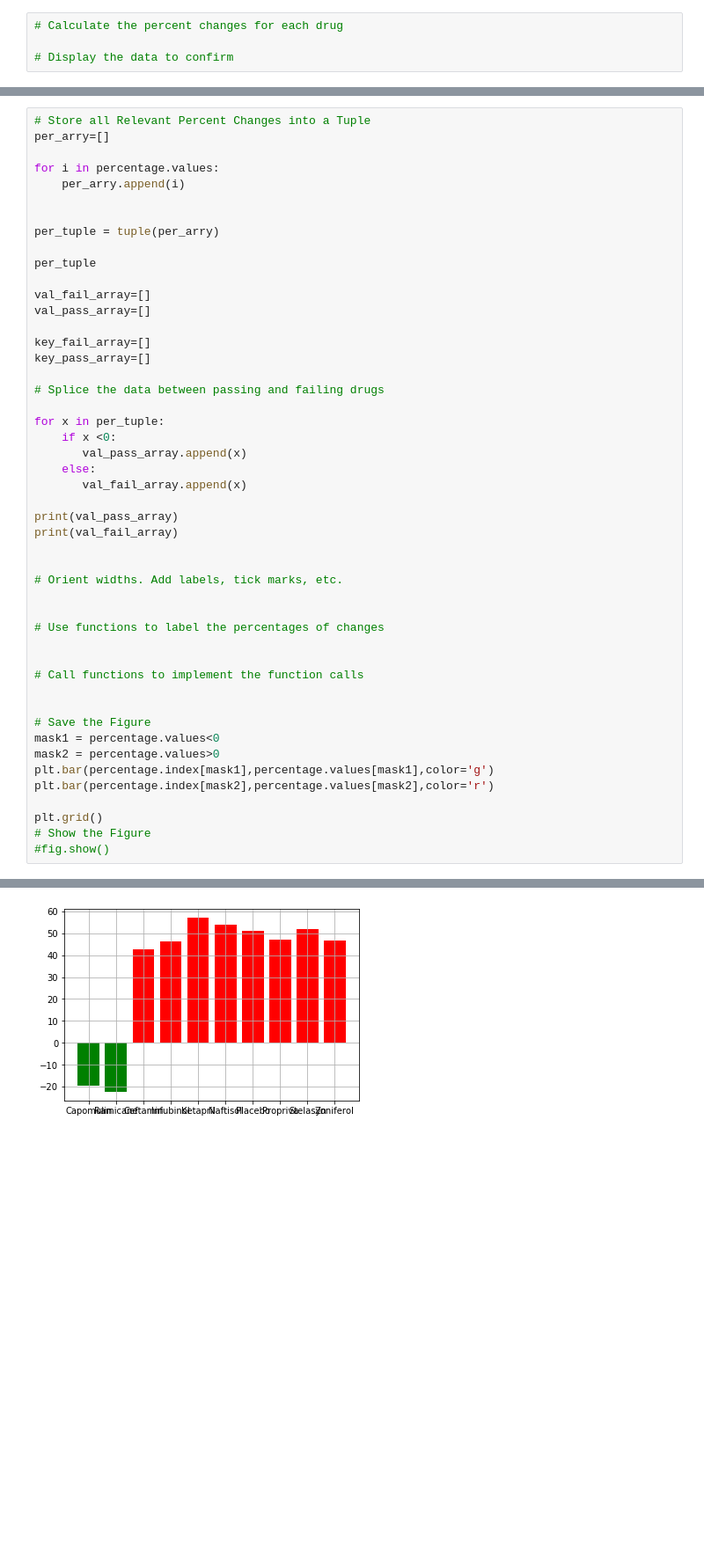
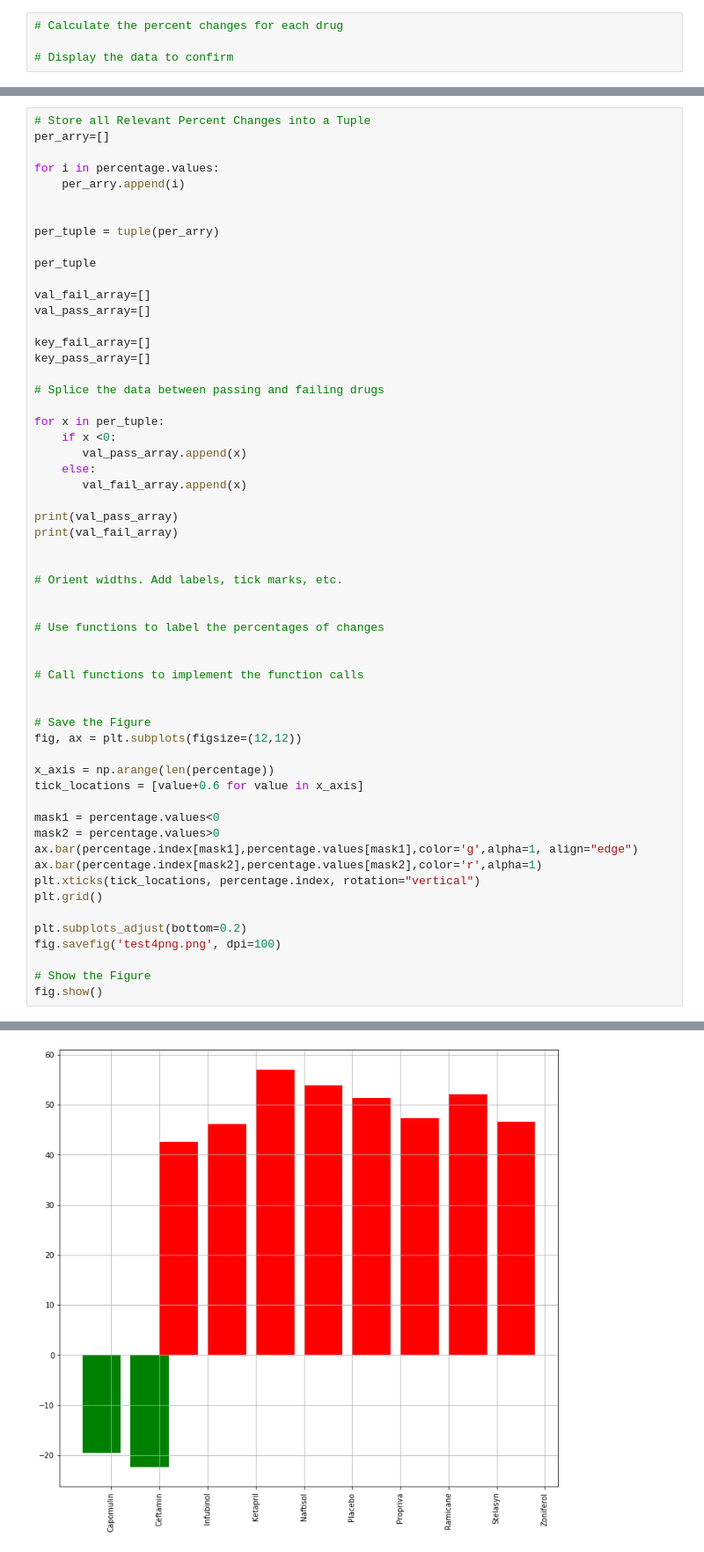
Before and after one commit to maheshdivan/matplotlib-challenge, a Jupyter notebook: Pymaceuticals/pymaceuticals_starter.ipynb, the cells around one changed output, grey strips where cells are left out. Shown: that part at 88% size. Drawn from its saved outputs; the diff is of its cells as text; blank space fills up the shorter version.

```diff
--- a/Pymaceuticals/pymaceuticals_starter.ipynb
+++ b/Pymaceuticals/pymaceuticals_starter.ipynb
@@ -464,37 +450,46 @@ key_pass_array=[]
 
 # Splice the data between passing and failing drugs
 
 for x in per_tuple:
     if x <0:
        val_pass_array.append(x)
     else:
        val_fail_array.append(x)
 
 print(val_pass_array)
 print(val_fail_array)
 
 
 # Orient widths. Add labels, tick marks, etc.
 
 
 # Use functions to label the percentages of changes
 
 
 # Call functions to implement the function calls
 
 
 # Save the Figure
+fig, ax = plt.subplots(figsize=(12,12))
+
+x_axis = np.arange(len(percentage))
+tick_locations = [value+0.6 for value in x_axis]
+
 mask1 = percentage.values<0
 mask2 = percentage.values>0
-plt.bar(percentage.index[mask1],percentage.values[mask1],color='g')
-plt.bar(percentage.index[mask2],percentage.values[mask2],color='r')
+ax.bar(percentage.index[mask1],percentage.values[mask1],color='g',alpha=1, align="edge")
+ax.bar(percentage.index[mask2],percentage.values[mask2],color='r',alpha=1)
+plt.xticks(tick_locations, percentage.index, rotation="vertical")
+plt.grid()
 
-plt.grid()
+plt.subplots_adjust(bottom=0.2)
+fig.savefig('test4png.png', dpi=100)
+
 # Show the Figure
-#fig.show()
+fig.show()
 # %% [output]
 [-19.475302667894173, -22.320900462766673]
 [42.51649185589744, 46.12347172785187, 57.028794686606076, 53.92334713476923, 51.29796048315153, 47.24117486320637, 52.085134287899024, 46.57975086509525]
-[figure, old version]
+[figure, new version]
 # %% [markdown]
 ![Metastatic Spread During Treatment](../Images/change.png)
```
Also changed, not shown: parts of 4 cells of this notebook, 5 other files.
